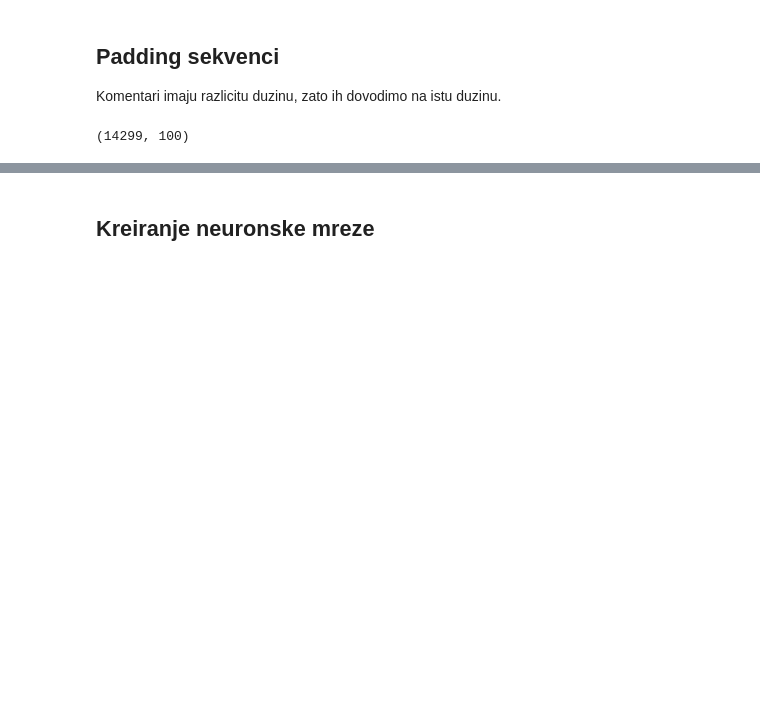
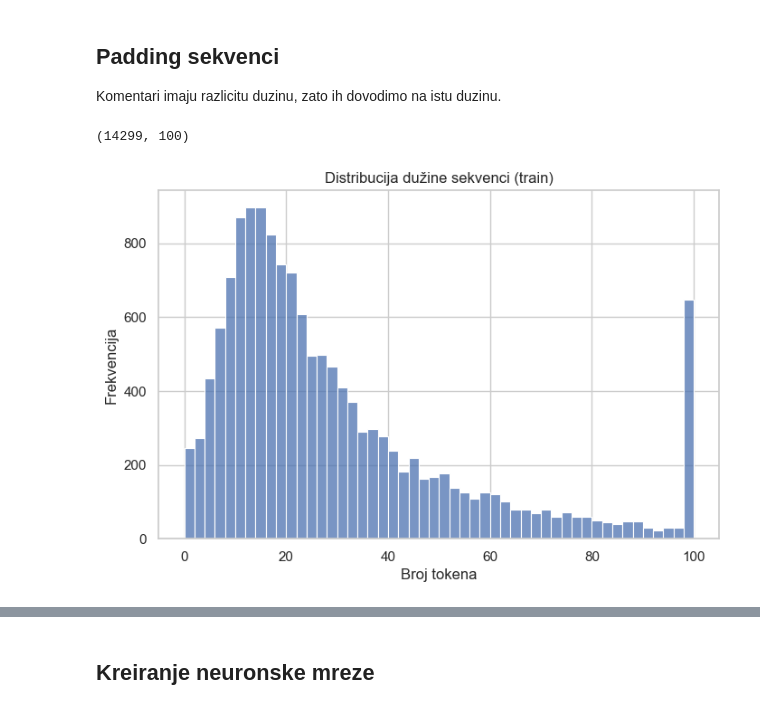
Before and after one commit to nemanjastojanovicc/youtube-comments-sentiment, a Jupyter notebook: main.ipynb, the cells around one changed output, grey strips where cells are left out. Cells and saved outputs as stored; diff of their text form; code cells hidden in the pictures; blank space fills up the shorter version.

Commit message:
feat(test): add test

```diff
--- a/main.ipynb
+++ b/main.ipynb
@@ -167,0 +184,18 @@ array(['negative', 'neutral', 'positive'], dtype=object)
+# %%
+import re
+
+def clean_text(text):
+    text = text.lower()
+    text = re.sub(r"http\S+|www\.\S+", "", text) # URL-ovi
+    text = re.sub(r"<[^>]+>", "", text) # HTML tagovi
+
+    # pretvoramo emoji u tekst oznaku
+    text = re.sub(r"[\U0001F600-\U0001F64F]", " emoji_happy ", text)
+    text = re.sub(r"[\U0001F620-\U0001F62F]", " emoji_sad ", text)
+
+    text = re.sub(r"[^a-z0-9\s!?']", " ", text) # zadrzavamo samo ! i ?
+    text = re.sub(r"\s+", " ", text)
+
+    return text.strip()
+
+df["Comment"] = df["Comment"].apply(clean_text)
@@ -217,3 +260,15 @@ X_test_pad = pad_sequences(X_test_seq, maxlen=max_len, padding="post", truncatin
 print(X_train_pad.shape)
 # %% [output]
 (14299, 100)
+# %%
+train_lengths = np.sum(X_train_pad != 0, axis=1)
+test_lengths = np.sum(X_test_pad != 0, axis=1)
+# %%
+plt.figure(figsize=(8,5))
+sns.histplot(train_lengths, bins=50)
+plt.title("Distribucija dužine sekvenci (train)")
+plt.xlabel("Broj tokena")
+plt.ylabel("Frekvencija")
+plt.show()
+# %% [output]
+[figure, added]
```
Also changed, not shown: parts of 27 cells of this notebook.
